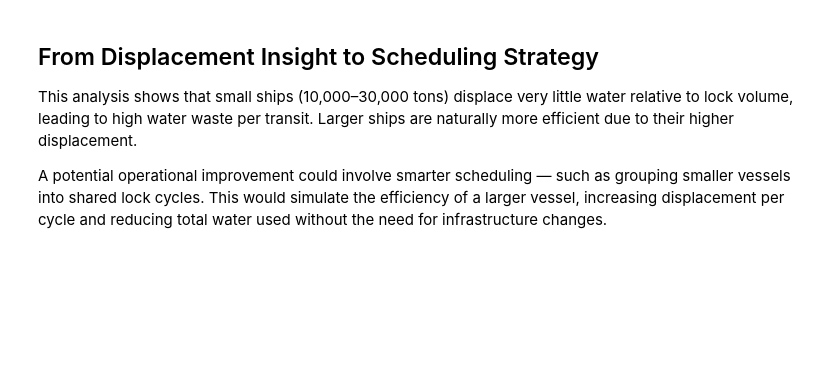
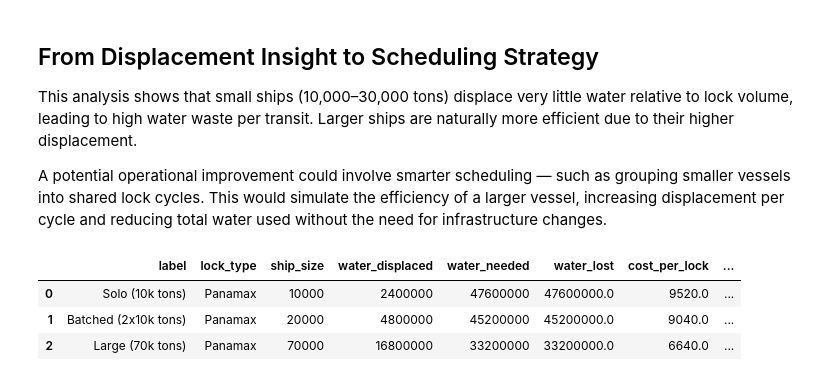
Before and after one commit to jleto6/panama-canal-data, a Jupyter notebook: canal_data.ipynb, the cells around one changed output. Cells and saved outputs as stored; diff of their text form; code cells hidden in the pictures; blank space fills up the shorter version.

```diff
--- a/canal_data.ipynb
+++ b/canal_data.ipynb
@@ -93,3 +97,23 @@ This plot shows the estimated annual water savings from displacement alone, acro
 This analysis shows that small ships (10,000–30,000 tons) displace very little water relative to lock volume, leading to high water waste per transit. Larger ships are naturally more efficient due to their higher displacement.
 
 A potential operational improvement could involve smarter scheduling — such as grouping smaller vessels into shared lock cycles. This would simulate the efficiency of a larger vessel, increasing displacement per cycle and reducing total water used without the need for infrastructure changes.
+# %%
+# Compare water savings for a solo small ship, a batched pair of small ships, and a large ship
+from pprint import pprint
+
+solo = analyze_transit(10000, "panamax")
+batched = batch_analysis([10000, 10000], "panamax")
+large = analyze_transit(70000, "panamax")
+
+df_compare = pd.DataFrame([
+    {"label": "Solo (10k tons)", **solo},
+    {"label": "Batched (2x10k tons)", **batched},
+    {"label": "Large (70k tons)", **large},
+])
+
+df_compare
+# %% [output]
+|  | label | lock_type | ship_size | water_displaced | water_needed | water_lost | cost_per_lock | ... |
+| 0 | Solo (10k tons) | Panamax | 10000 | 2400000 | 47600000 | 47600000.0 | 9520.0 | ... |
+| 1 | Batched (2x10k tons) | Panamax | 20000 | 4800000 | 45200000 | 45200000.0 | 9040.0 | ... |
+| 2 | Large (70k tons) | Panamax | 70000 | 16800000 | 33200000 | 33200000.0 | 6640.0 | ... |
```
Also changed, not shown: parts of 6 cells of this notebook, 1 other file.
